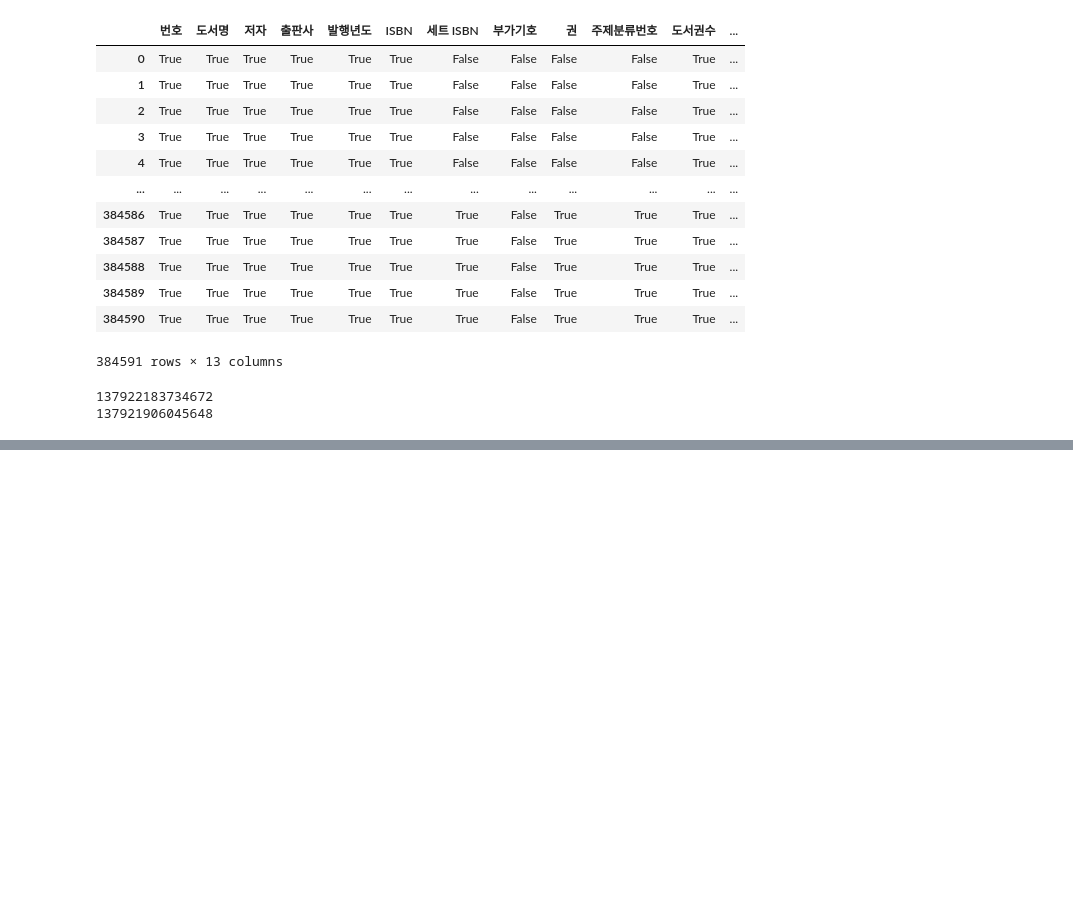
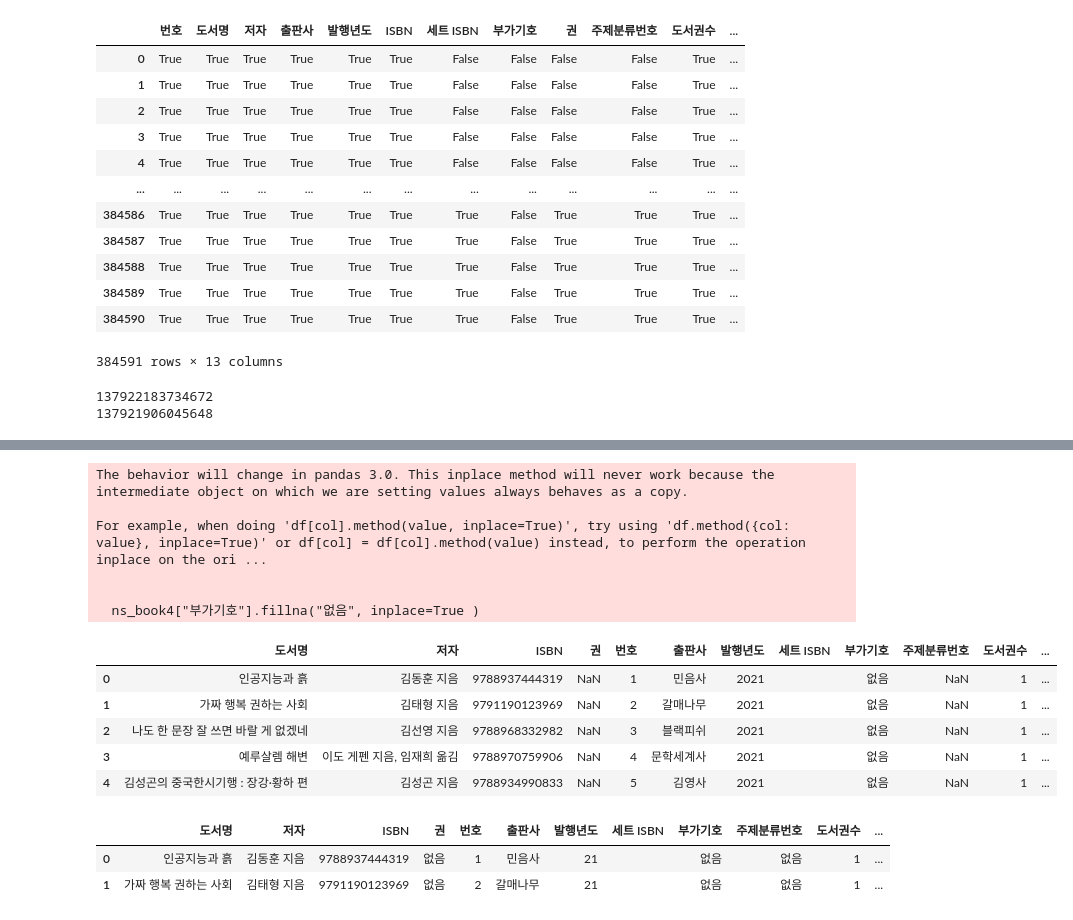
Before and after one commit to seha111111/data_anal, a Jupyter notebook: ch03.ipynb, the cells around one changed output, grey strips where cells are left out. Drawn from its saved outputs; the diff is of its cells as text; code cells hidden in the pictures; blank space fills up the shorter version.

```diff
--- a/ch03.ipynb
+++ b/ch03.ipynb
@@ -876,0 +383,6 @@ print(id(ns_book4))
+# %%
+# 0번째 행의 도서권수에 1을 세팅한다. -> float 데이터 변경된다.
+ns_book4.loc[0, "도서권수"] =1
+# astype({항목이름:타입, ...})
+ns_book4 = ns_book4.astype({"도서권수" : "int64", "대출건수":"int64"})
+ns_book4.head()
@@ -876,0 +396,4 @@ print(id(ns_book4))
+# %%
+# 파이썬에서는 데이터 없음 - None
+ns_book4.loc[0, "부가기호"] = None
+ns_book4.head(2)
@@ -876,0 +404,5 @@ print(id(ns_book4))
+# %%
+# NaN - numpy.nan 사용한다.
+import numpy as np
+ns_book4.loc[0, "부가기호"] = np.nan
+ns_book4.head(2)
@@ -876,0 +413,8 @@ print(id(ns_book4))
+# %%
+# 조건 - 데이터 선택할 때 사용
+set_isbn_na_rows = ns_book4["세트 ISBN"].isna()
+# 세트 ISBN 의 열 중에서 NaN으로 된 데이터 행을 찾아서 열 "세트 ISBN" 의 데이터를 "" 바꾼다.
+ns_book4.loc[set_isbn_na_rows, "세트 ISBN"] = ""
+# 비어 있는 데이터의 카운트를 센다. -> 0
+ns_book4["세트 ISBN"].isna().sum()
+# ns_book4["권"].isna().sum()
@@ -876,0 +448,24 @@ print(id(ns_book4))
+# %%
+ns_book4["부가기호"].fillna("없음", inplace=True )
+ns_book4.head()
+# %% [output]
+The behavior will change in pandas 3.0. This inplace method will never work because the intermediate object on which we are setting values always behaves as a copy.
+
+For example, when doing 'df[col].method(value, inplace=True)', try using 'df.method({col: value}, inplace=True)' or df[col] = df[col].method(value) instead, to perform the operation inplace on the ori ...
+
+
+  ns_book4["부가기호"].fillna("없음", inplace=True )
+|  | 도서명 | 저자 | ISBN | 권 | 번호 | 출판사 | 발행년도 | 세트 ISBN | 부가기호 | 주제분류번호 | 도서권수 | ... |
+| 0 | 인공지능과 흙 | 김동훈 지음 | 9788937444319 | NaN | 1 | 민음사 | 2021 |  | 없음 | NaN | 1 | ... |
+| 1 | 가짜 행복 권하는 사회 | 김태형 지음 | 9791190123969 | NaN | 2 | 갈매나무 | 2021 |  | 없음 | NaN | 1 | ... |
+| 2 | 나도 한 문장 잘 쓰면 바랄 게 없겠네 | 김선영 지음 | 9788968332982 | NaN | 3 | 블랙피쉬 | 2021 |  | 없음 | NaN | 1 | ... |
+| 3 | 예루살렘 해변 | 이도 게펜 지음, 임재희 옮김 | 9788970759906 | NaN | 4 | 문학세계사 | 2021 |  | 없음 | NaN | 1 | ... |
+| 4 | 김성곤의 중국한시기행 : 장강·황하 편 | 김성곤 지음 | 9788934990833 | NaN | 5 | 김영사 | 2021 |  | 없음 | NaN | 1 | ... |
+# %%
+# 원본 데이터 바뀌지 않는다.
+# 원본 데이터 리스트와 바꿀 데이터 리스트 - 인덱스 별로 매칭되어진다.
+ns_book4.replace([np.nan, "2021"],["없음", "21"]).head(2)
+# %% [output]
+|  | 도서명 | 저자 | ISBN | 권 | 번호 | 출판사 | 발행년도 | 세트 ISBN | 부가기호 | 주제분류번호 | 도서권수 | ... |
+| 0 | 인공지능과 흙 | 김동훈 지음 | 9788937444319 | 없음 | 1 | 민음사 | 21 |  | 없음 | 없음 | 1 | ... |
+| 1 | 가짜 행복 권하는 사회 | 김태형 지음 | 9791190123969 | 없음 | 2 | 갈매나무 | 21 |  | 없음 | 없음 | 1 | ... |
```
Also changed, not shown: parts of 57 cells of this notebook.
